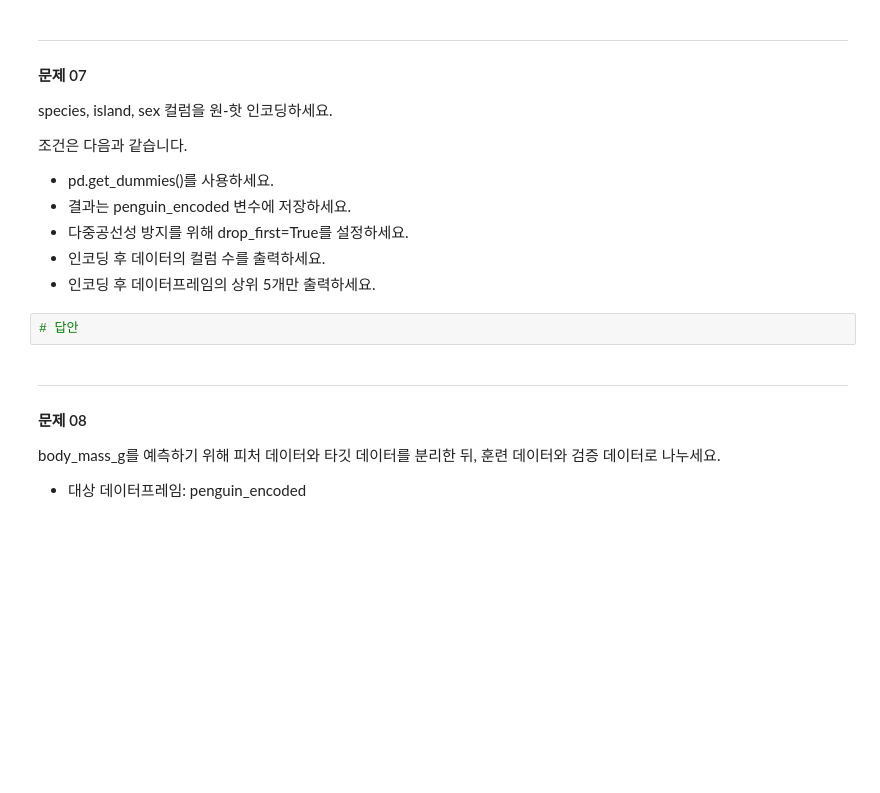
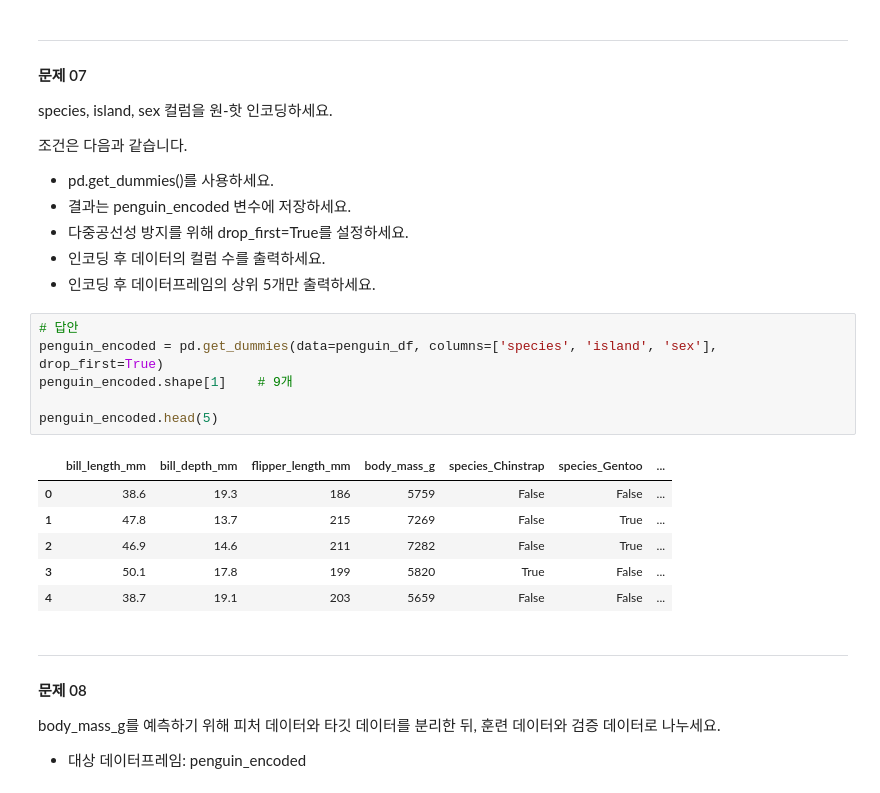
Before and after one commit to TaeGaori/fastapi_2026, a Jupyter notebook: penguin_body_mass/AICE_모의고사15회_문제지.ipynb, the cells around one changed output. Cells and saved outputs as stored; diff of their text form; blank space fills up the shorter version.

```diff
--- a/penguin_body_mass/AICE_모의고사15회_문제지.ipynb
+++ b/penguin_body_mass/AICE_모의고사15회_문제지.ipynb
@@ -191,8 +210,19 @@ species, island, sex 컬럼을 원-핫 인코딩하세요.
 - 다중공선성 방지를 위해 drop_first=True를 설정하세요.
 - 인코딩 후 데이터의 컬럼 수를 출력하세요.
 - 인코딩 후 데이터프레임의 상위 5개만 출력하세요.
-# %%
-# 답안
+# %%
+# 답안
+penguin_encoded = pd.get_dummies(data=penguin_df, columns=['species', 'island', 'sex'], drop_first=True)
+penguin_encoded.shape[1]    # 9개
+
+penguin_encoded.head(5)
+# %% [output]
+|  | bill_length_mm | bill_depth_mm | flipper_length_mm | body_mass_g | species_Chinstrap | species_Gentoo | ... |
+| 0 | 38.6 | 19.3 | 186 | 5759 | False | False | ... |
+| 1 | 47.8 | 13.7 | 215 | 7269 | False | True | ... |
+| 2 | 46.9 | 14.6 | 211 | 7282 | False | True | ... |
+| 3 | 50.1 | 17.8 | 199 | 5820 | True | False | ... |
+| 4 | 38.7 | 19.1 | 203 | 5659 | False | False | ... |
 # %% [markdown]
 ---
 #### 문제 08
```
Also changed, not shown: parts of 15 cells of this notebook, 2 other files.
